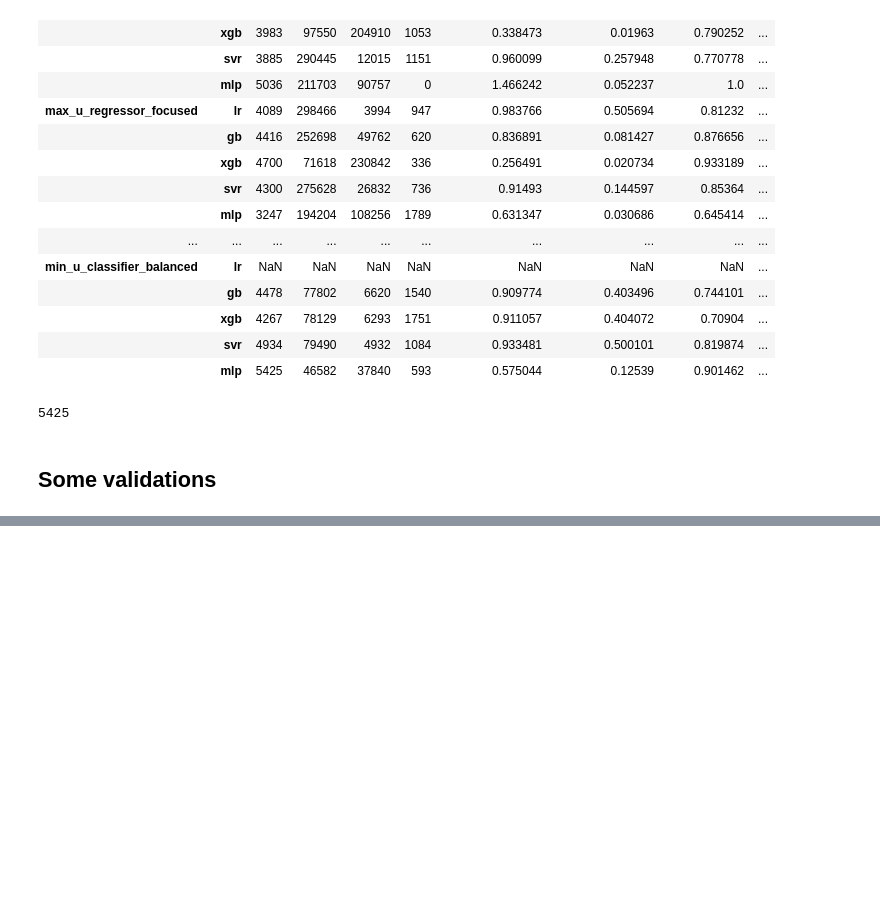
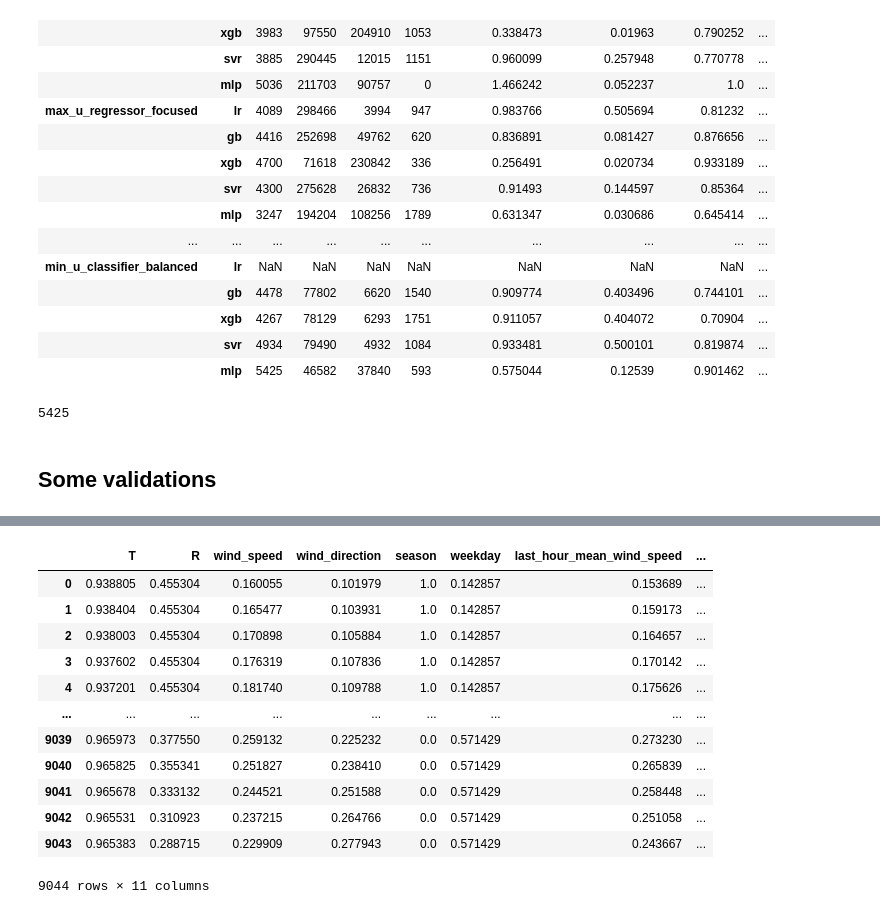
Before and after one commit to jamilsonjr/AI-to-forecast-constraints-in-the-energy-systems, a Jupyter notebook: jupyter_notebooks/datasets_benchmark.ipynb, the cells around one changed output, grey strips where cells are left out. Saved outputs shown, nothing was run; the diff lists cells and outputs as text; code cells hidden in the pictures; blank space fills up the shorter version.

```diff
--- a/jupyter_notebooks/datasets_benchmark.ipynb
+++ b/jupyter_notebooks/datasets_benchmark.ipynb
@@ -1276,0 +1277,16 @@ plt.legend(['predicted', 'real', 'threshold'])
+# %%
+data_max_u_sparse['X_test']
+# %% [output]
+|  | T | R | wind_speed | wind_direction | season | weekday | last_hour_mean_wind_speed | ... |
+| 0 | 0.938805 | 0.455304 | 0.160055 | 0.101979 | 1.0 | 0.142857 | 0.153689 | ... |
+| 1 | 0.938404 | 0.455304 | 0.165477 | 0.103931 | 1.0 | 0.142857 | 0.159173 | ... |
+| 2 | 0.938003 | 0.455304 | 0.170898 | 0.105884 | 1.0 | 0.142857 | 0.164657 | ... |
+| 3 | 0.937602 | 0.455304 | 0.176319 | 0.107836 | 1.0 | 0.142857 | 0.170142 | ... |
+| 4 | 0.937201 | 0.455304 | 0.181740 | 0.109788 | 1.0 | 0.142857 | 0.175626 | ... |
+| ... | ... | ... | ... | ... | ... | ... | ... | ... |
+| 9039 | 0.965973 | 0.377550 | 0.259132 | 0.225232 | 0.0 | 0.571429 | 0.273230 | ... |
+| 9040 | 0.965825 | 0.355341 | 0.251827 | 0.238410 | 0.0 | 0.571429 | 0.265839 | ... |
+| 9041 | 0.965678 | 0.333132 | 0.244521 | 0.251588 | 0.0 | 0.571429 | 0.258448 | ... |
+| 9042 | 0.965531 | 0.310923 | 0.237215 | 0.264766 | 0.0 | 0.571429 | 0.251058 | ... |
+| 9043 | 0.965383 | 0.288715 | 0.229909 | 0.277943 | 0.0 | 0.571429 | 0.243667 | ... |
+9044 rows × 11 columns
```
Also changed, not shown: parts of 3 cells of this notebook.
